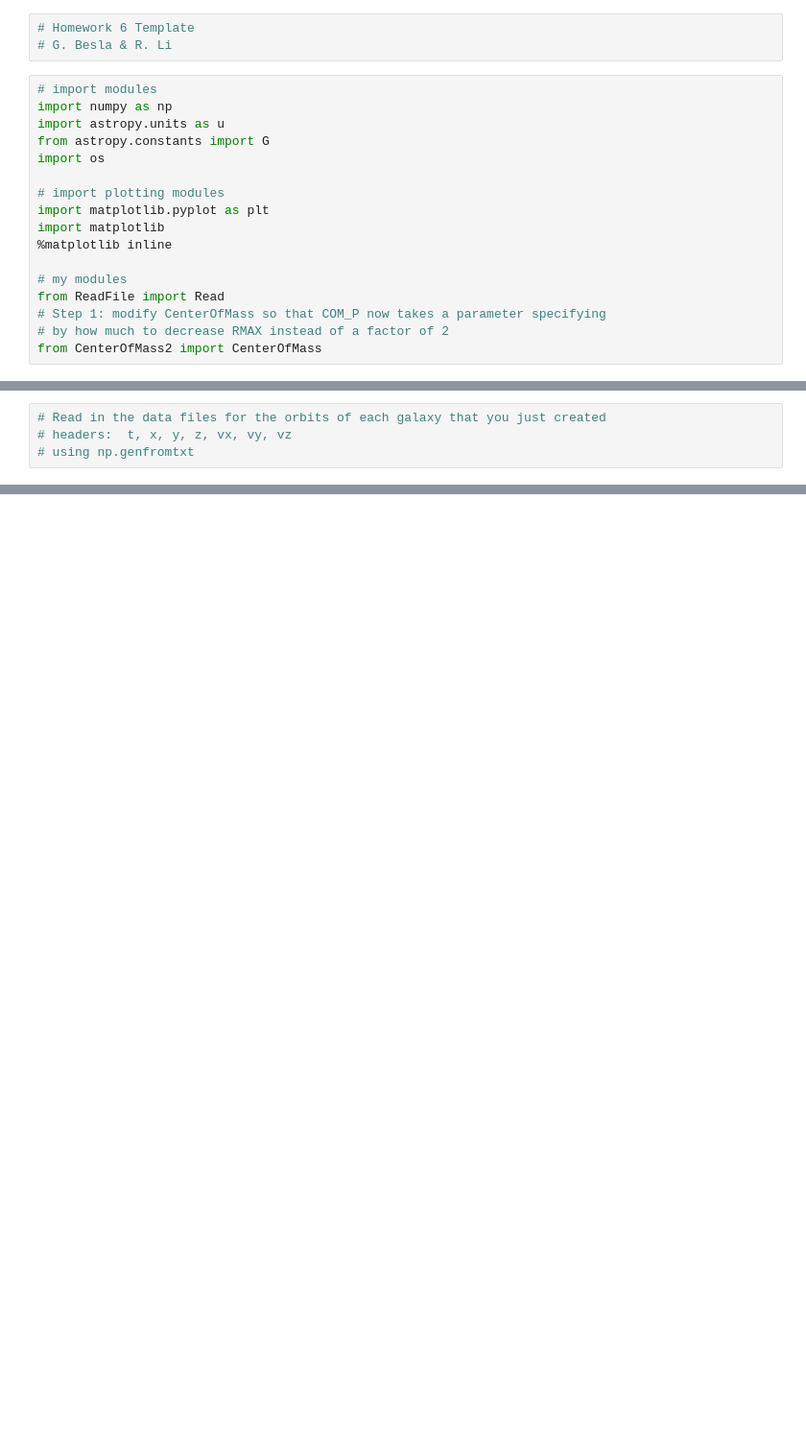
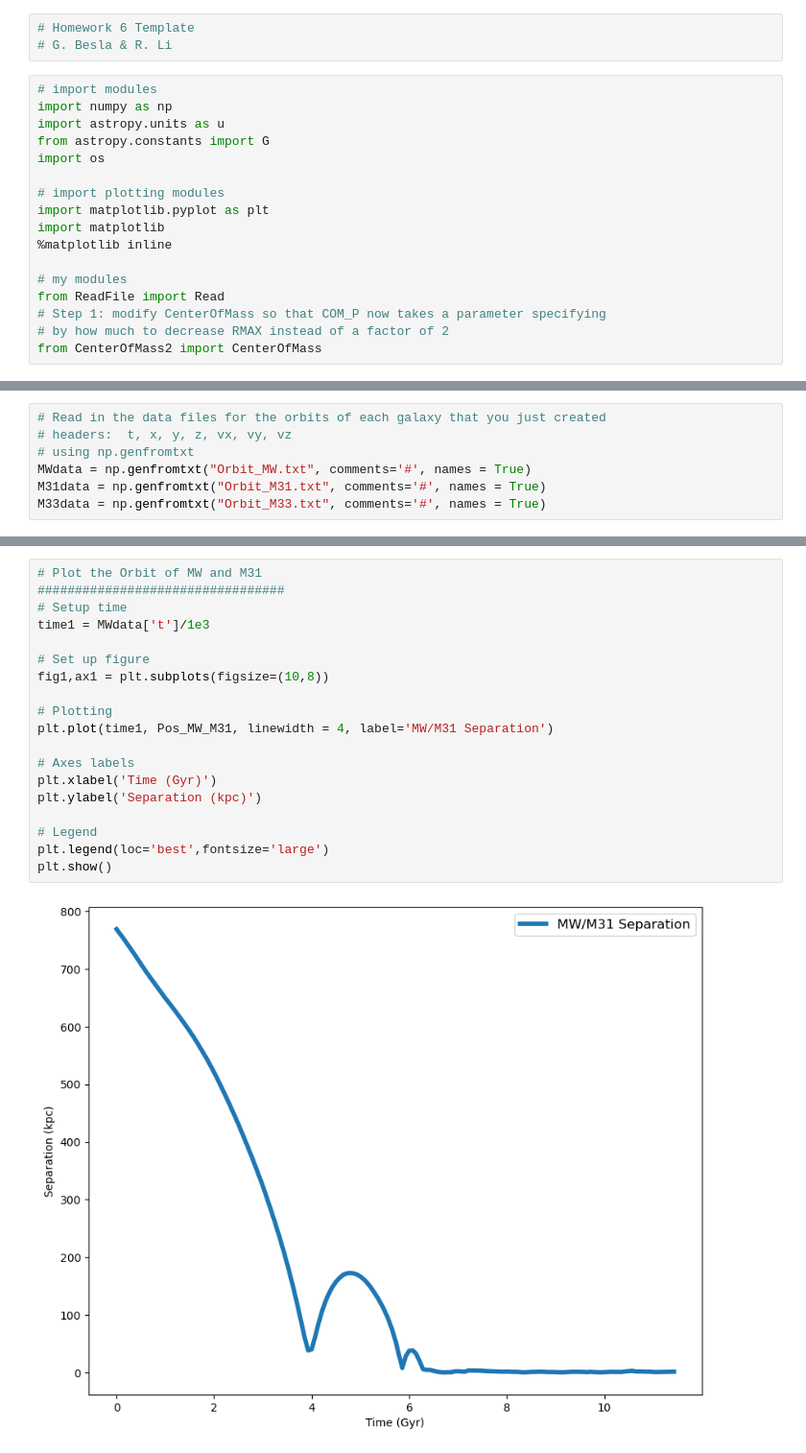
Before and after one commit to abressani/ASTR-400B, a Jupyter notebook: Homeworks/Homework6/OrbitCOM.ipynb, the cells around one changed output, grey strips where cells are left out. Shown at 96% size. Cells and saved outputs as stored; diff of their text form; blank space fills up the shorter version.

```diff
--- a/Homeworks/Homework6/OrbitCOM.ipynb
+++ b/Homeworks/Homework6/OrbitCOM.ipynb
@@ -121,3 +109,6 @@ Orbit_M33.txt
 # Read in the data files for the orbits of each galaxy that you just created
 # headers:  t, x, y, z, vx, vy, vz
 # using np.genfromtxt
+MWdata = np.genfromtxt("Orbit_MW.txt", comments='#', names = True)
+M31data = np.genfromtxt("Orbit_M31.txt", comments='#', names = True)
+M33data = np.genfromtxt("Orbit_M33.txt", comments='#', names = True)
@@ -139,0 +186,21 @@ Orbit_M33.txt
+# %%
+# Plot the Orbit of MW and M31
+#################################
+# Setup time
+time1 = MWdata['t']/1e3
+
+# Set up figure
+fig1,ax1 = plt.subplots(figsize=(10,8))
+
+# Plotting
+plt.plot(time1, Pos_MW_M31, linewidth = 4, label='MW/M31 Separation')
+
+# Axes labels
+plt.xlabel('Time (Gyr)')
+plt.ylabel('Separation (kpc)')
+
+# Legend
+plt.legend(loc='best',fontsize='large')
+plt.show()
+# %% [output]
+[figure, added]
```
Also changed, not shown: parts of 12 cells of this notebook, 6 other files.
